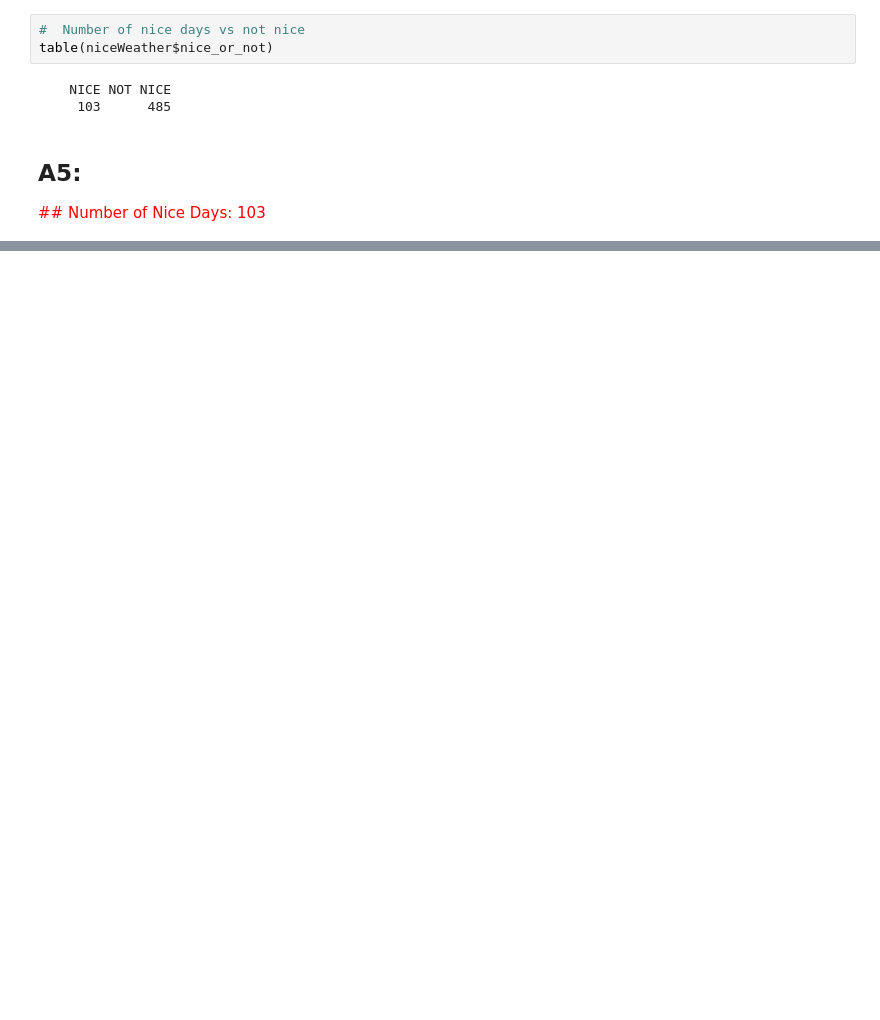
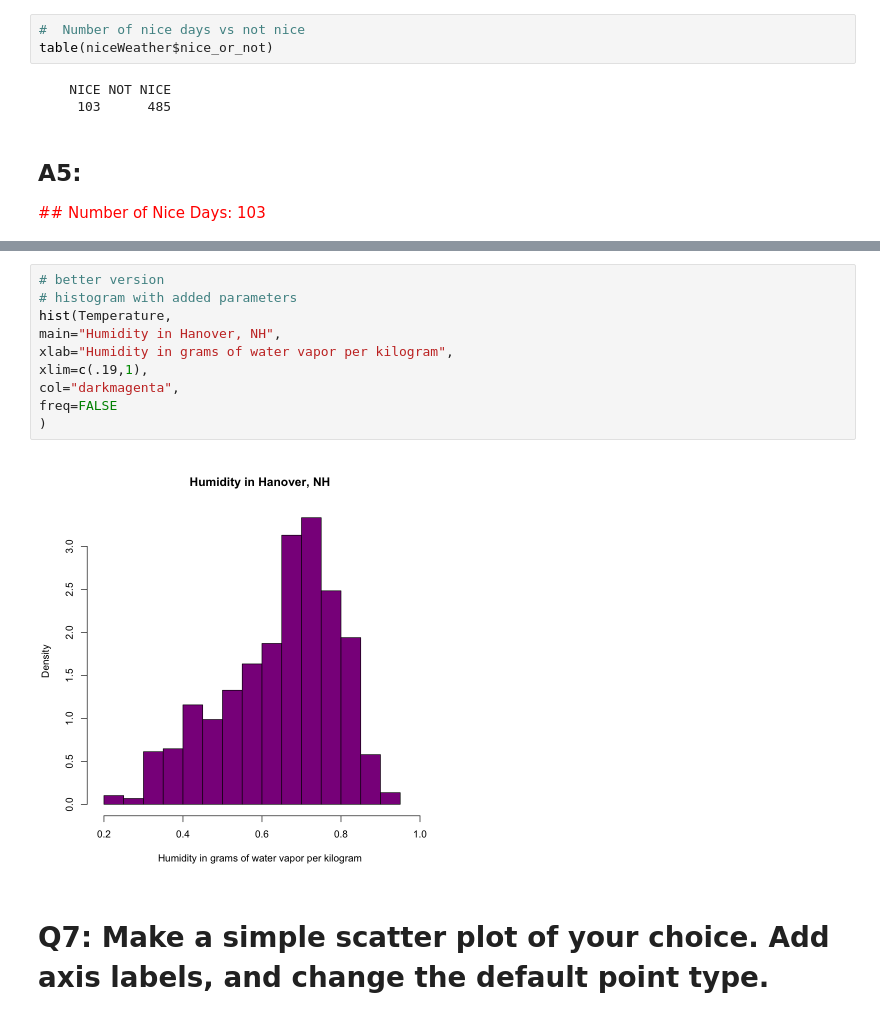
Before and after one commit to valazeinali/Dartmouth, a Jupyter notebook: pre-bootcamp:bootcamp/Intro to R Exercises.ipynb, the cells around one changed output, grey strips where cells are left out. Saved outputs shown, nothing was run; the diff lists cells and outputs as text; blank space fills up the shorter version.

```diff
--- a/pre-bootcamp:bootcamp/Intro to R Exercises.ipynb
+++ b/pre-bootcamp:bootcamp/Intro to R Exercises.ipynb
@@ -206,0 +229,14 @@ table(niceWeather$nice_or_not)
+# %%
+# better version
+# histogram with added parameters
+hist(Temperature,
+main="Humidity in Hanover, NH",
+xlab="Humidity in grams of water vapor per kilogram",
+xlim=c(.19,1),
+col="darkmagenta",
+freq=FALSE
+)
+# %% [output]
+[figure, added]
+# %% [markdown]
+# Q7: Make a simple scatter plot of your choice. Add axis labels, and change the default point type.
```
Also changed, not shown: parts of 10 cells of this notebook.
